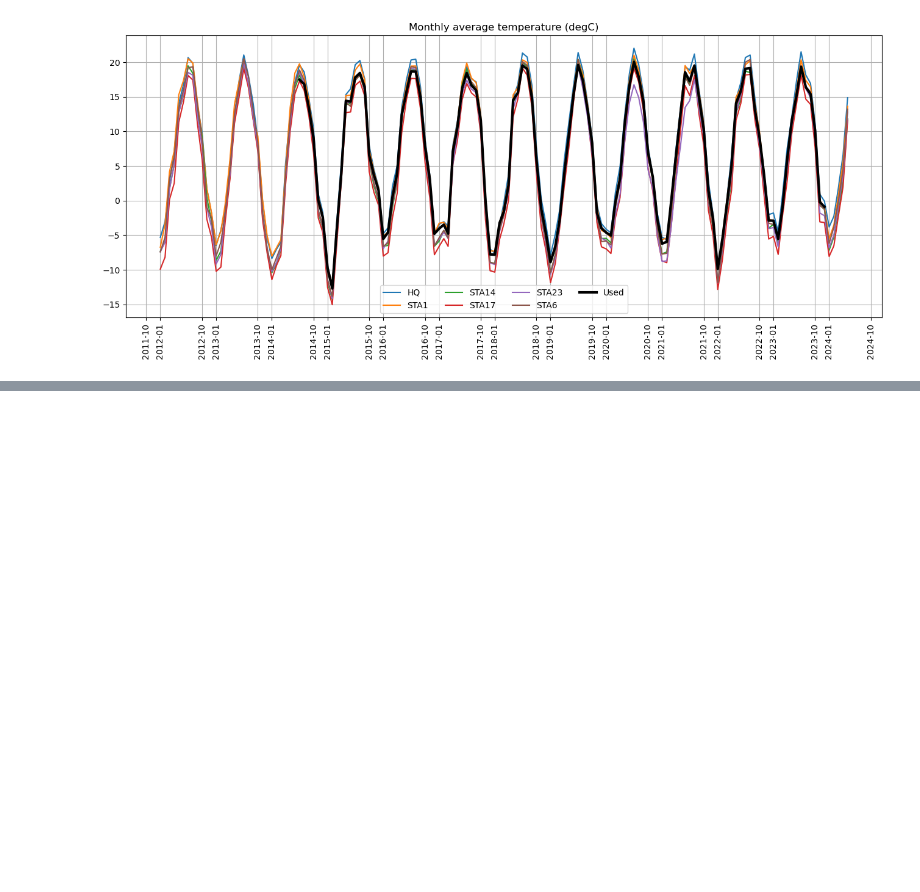
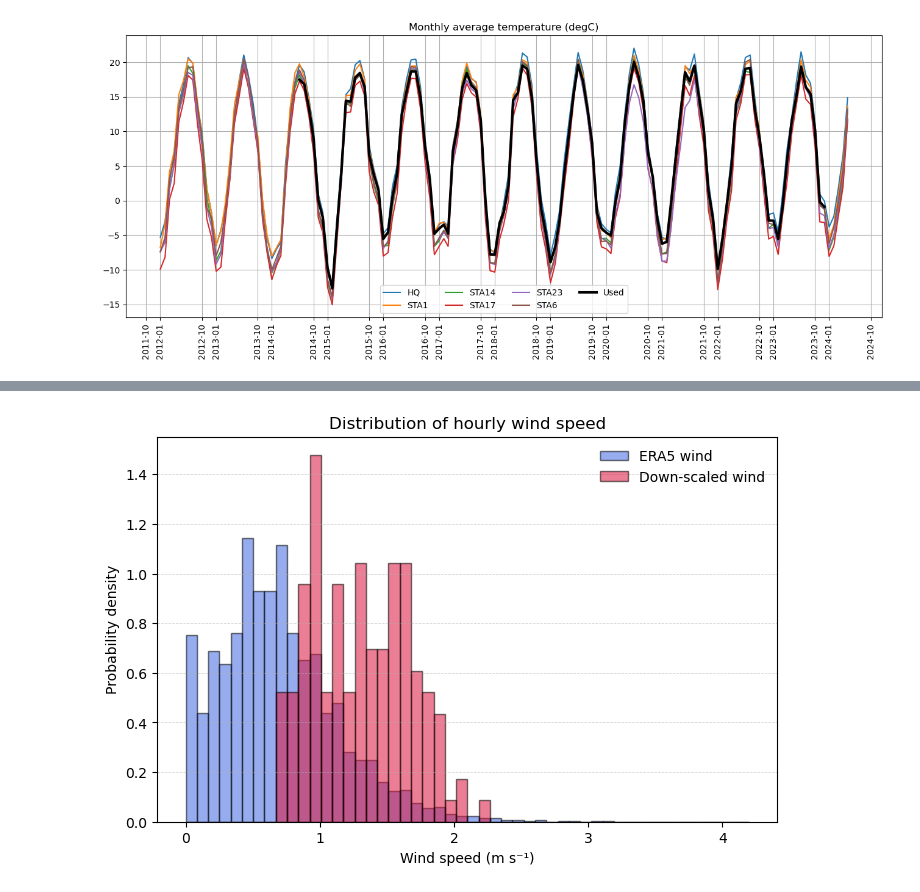
Before and after one commit to ypwong22/erw_scripts, a Jupyter notebook: check_HBR_obs_uncertainty.ipynb, the cells around one changed output, grey strips where cells are left out. Saved outputs shown, nothing was run; the diff lists cells and outputs as text; code cells hidden in the pictures; blank space fills up the shorter version.

```diff
--- a/check_HBR_obs_uncertainty.ipynb
+++ b/check_HBR_obs_uncertainty.ipynb
@@ -82,0 +134,37 @@ ax.grid(True)
+# %%
+# diurnal cycle looks pretty consistent
+
+n_bins = 50
+x_min   = min(wind.min(), wind_downscaled.min())
+x_max   = max(wind.max(), wind_downscaled.max())
+bins    = np.linspace(x_min, x_max, n_bins + 1)
+
+fig, ax = plt.subplots(figsize=(8, 5))
+
+ax.hist(
+    wind,
+    bins=bins,
+    density=True,          # probability density instead of raw counts
+    alpha=0.55,
+    color="royalblue",
+    edgecolor="black",
+    label="ERA5 wind"      # or whatever the series represents
+)
+
+ax.hist(
+    wind_downscaled,
+    bins=bins,
+    density=True,
+    alpha=0.55,
+    color="crimson",
+    edgecolor="black",
+    label="Down-scaled wind"
+)
+
+ax.set_xlabel("Wind speed (m s⁻¹)")
+ax.set_ylabel("Probability density")
+ax.set_title("Distribution of hourly wind speed")
+ax.legend(frameon=False)
+ax.grid(axis="y", linestyle="--", linewidth=0.5, alpha=0.6)
+# %% [output]
+[figure, added]
```
Also changed, not shown: parts of 4 cells of this notebook, 3 other files.
